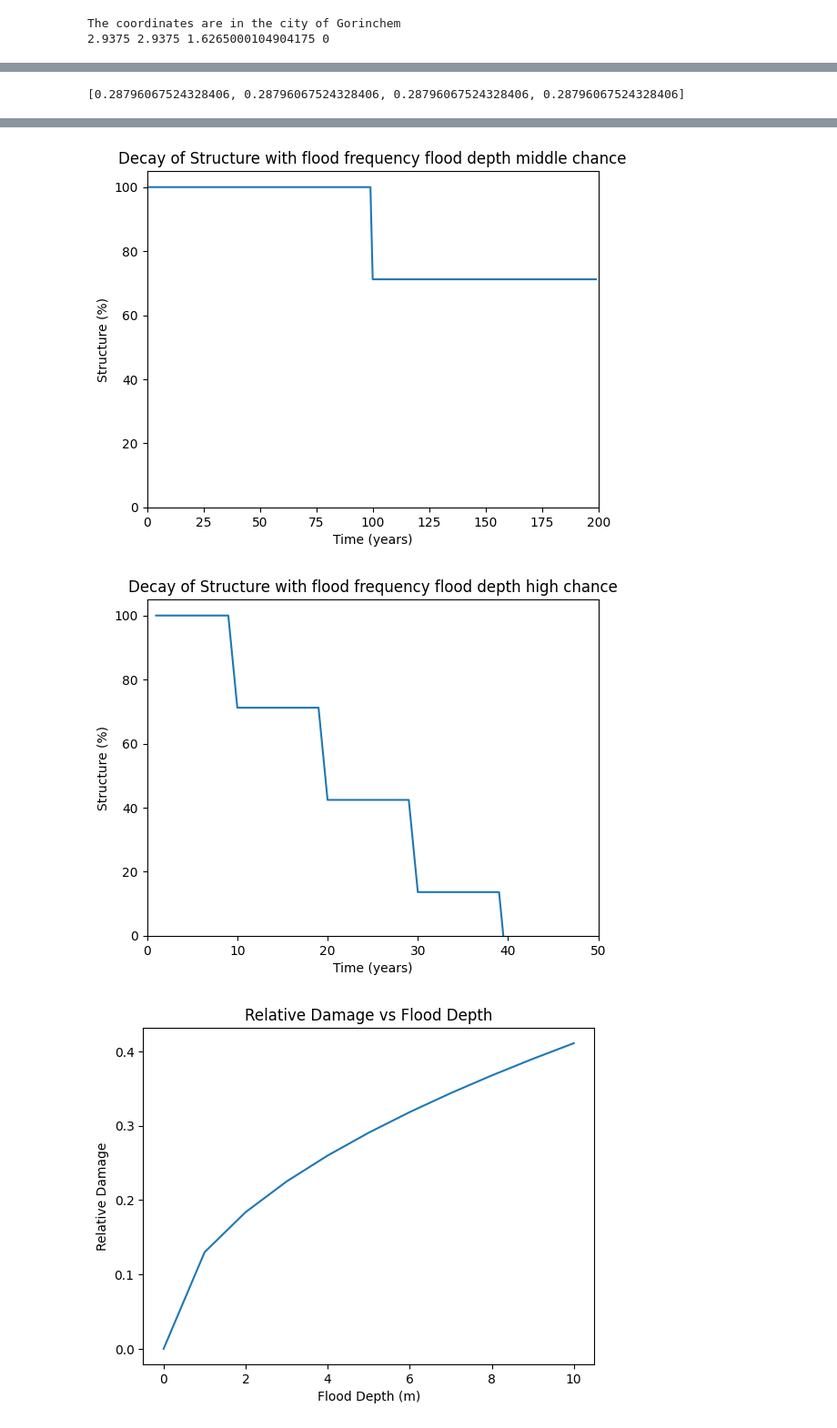
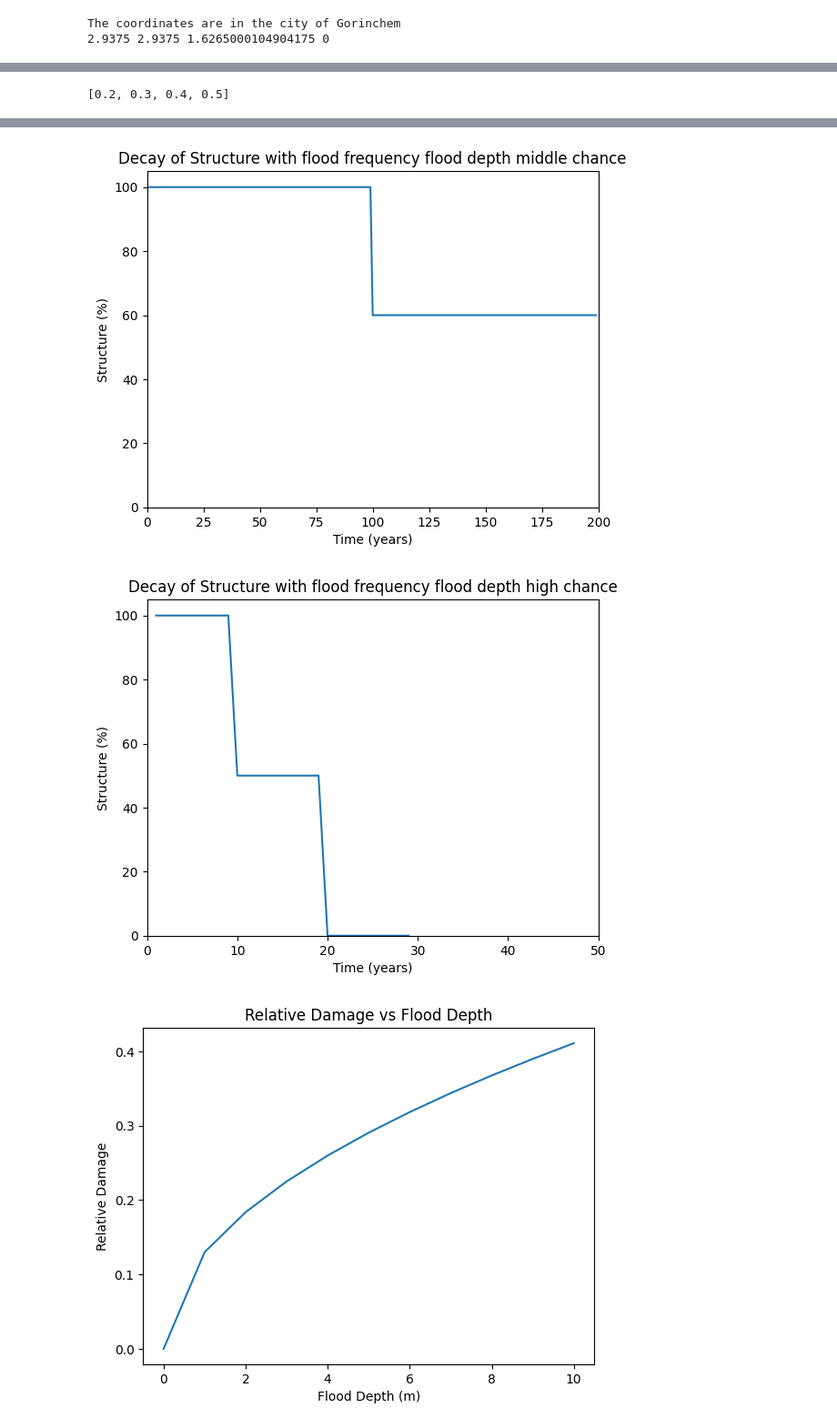
Before and after one commit to EdaAkaltun/Project-T, a Jupyter notebook: 3. FloodCalcs.ipynb, the cells around one changed output, grey strips where cells are left out. Shown at 91% size. Cells and saved outputs as stored; diff of their text form; code cells hidden in the pictures.

Commit message:
Graph fix

```diff
--- a/3. FloodCalcs.ipynb
+++ b/3. FloodCalcs.ipynb
@@ -365,11 +326,11 @@ import numpy as np
 layers = ["flood depth extremely low chance", "flood depth low chance", "flood depth middle chance", "flood depth high chance"]
 index = [0, 1, 2, 3] # amount of scenarios
 
-damagepercentagelist = [0.7120393247567159, 0.7120393247567159, 0.7120393247567159, 0.7120393247567159]
 factoroflossstructural = []
+damagepercentagelist = [20, 30, 40, 50]
 
 for i in index:
-    factor = (100 - (100 * damagepercentagelist[i])) / 100
+    factor = damagepercentagelist[i] / 100
     factoroflossstructural.append(factor)
 
 print (factoroflossstructural)
@@ -395,4 +356,4 @@ for i in index:
 
     loop += 1
 # %% [output]
-[0.28796067524328406, 0.28796067524328406, 0.28796067524328406, 0.28796067524328406]
+[0.2, 0.3, 0.4, 0.5]
@@ -401,5 +362,5 @@ for i in index:
-[figure, old version]
+[figure, new version]
-[figure, old version]
+[figure, new version]
 # %%
 # https://nhess.copernicus.org/articles/19/661/2019/
 
```
Also changed, not shown: parts of 3 cells of this notebook, 1 other file.
